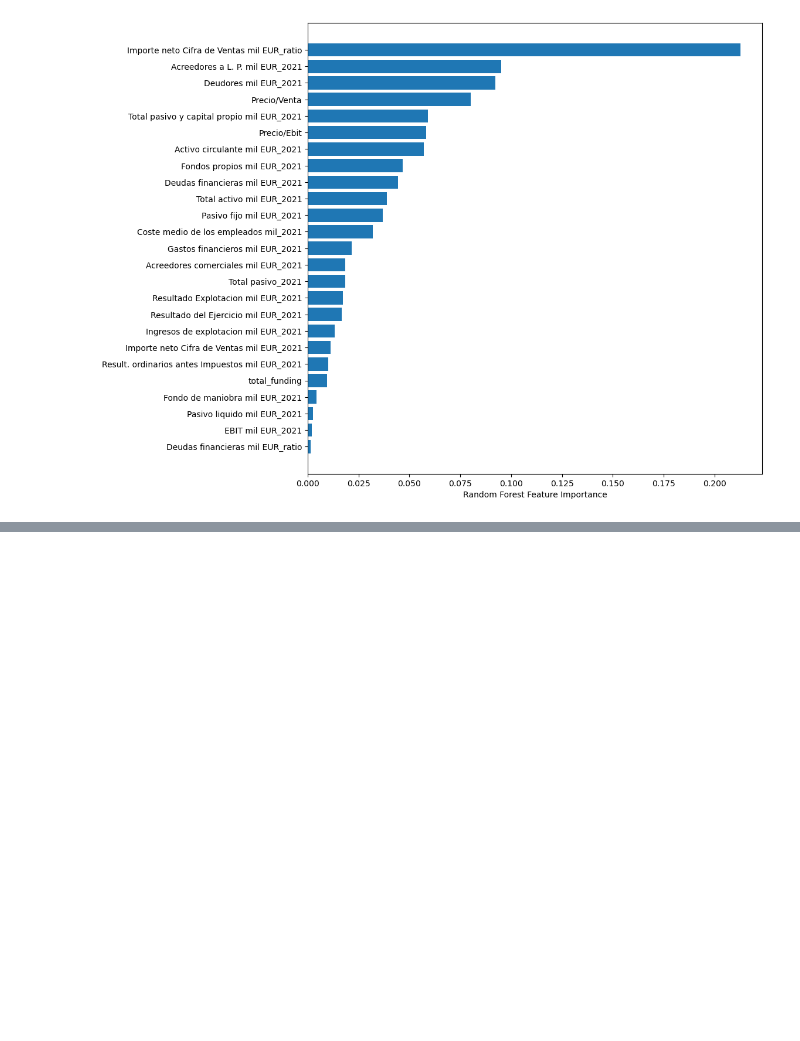
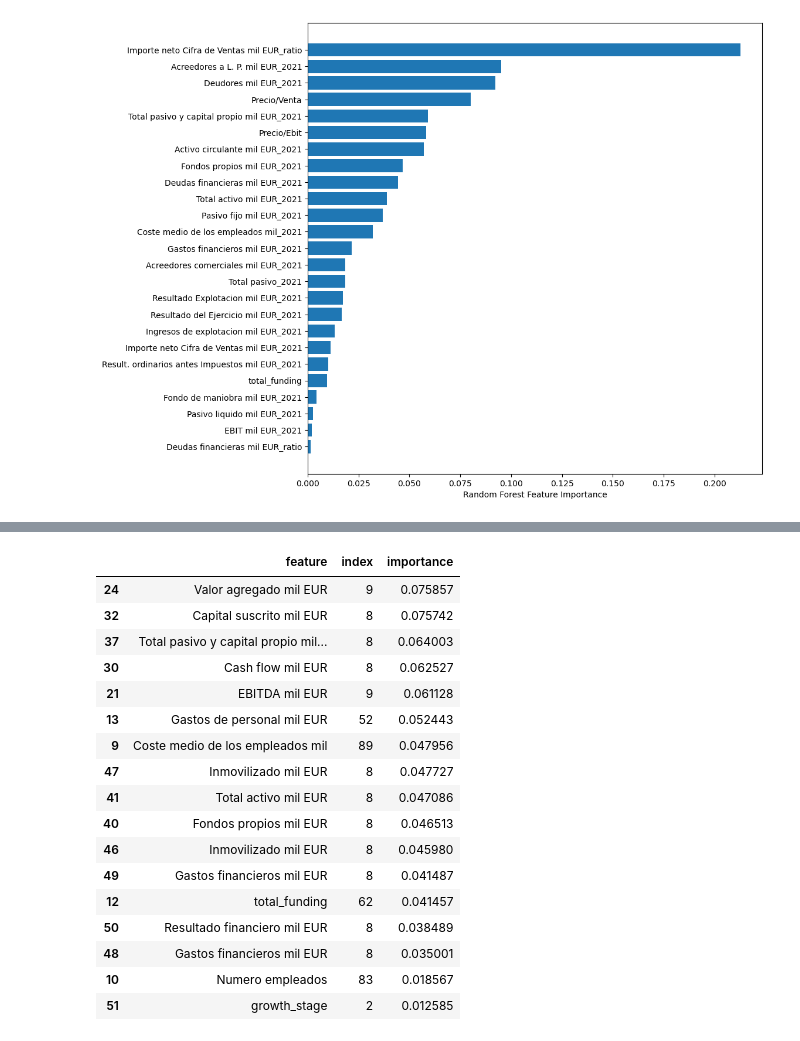
Before and after one commit to unaimleal/spri_reto_07_morado, a Jupyter notebook: preprocesamiento.ipynb, the cells around one changed output, grey strips where cells are left out. Cells and saved outputs as stored; diff of their text form; code cells hidden in the pictures; blank space fills up the shorter version.

```diff
--- a/preprocesamiento.ipynb
+++ b/preprocesamiento.ipynb
@@ -1166,0 +1382,5 @@ df_valoracion_seleccionado=df_valoracion_seleccionado.drop(['valuation_2022'],ax
+# %%
+#cambio las terminaciones de las columnas, quitando _2021 y _ratio para tener en cuenta cuales fueron imputadas previamente
+forest_importances['feature'] = forest_importances['feature'].str.replace('_2021', '')
+forest_importances['feature'] = forest_importances['feature'].str.replace('_ratio', '')
+forest_importances['feature']
@@ -1166,0 +1448,3 @@ df_valoracion_seleccionado=df_valoracion_seleccionado.drop(['valuation_2022'],ax
+# %%
+#se pasa variables_con_missings_antes_nif a un df
+variables_con_missings_antes_nif=variables_con_missings_antes_nif_copy.to_frame().reset_index()
@@ -1166,0 +1471,5 @@ df_valoracion_seleccionado=df_valoracion_seleccionado.drop(['valuation_2022'],ax
+# %%
+#se cambia el nombre index a feature
+variables_con_missings_antes_nif.columns=['feature', 'index']
+#merge forest_importances con variables_con_missings_antes_nif por la columna feature
+variables_con_missings_antes_nif= variables_con_missings_antes_nif.merge(forest_importances, on='feature', how='left')
@@ -1166,0 +1496,25 @@ df_valoracion_seleccionado=df_valoracion_seleccionado.drop(['valuation_2022'],ax
+# %%
+#se seleccionan las columnas importance que no son NaN
+variables_con_missings_antes_nif=variables_con_missings_antes_nif[variables_con_missings_antes_nif['importance'].notna()]
+variables_con_missings_antes_nif=variables_con_missings_antes_nif.sort_values(by='importance', ascending=False)
+# %%
+variables_con_missings_antes_nif
+# %% [output]
+|  | feature | index | importance |
+| 24 | Valor agregado mil EUR | 9 | 0.075857 |
+| 32 | Capital suscrito mil EUR | 8 | 0.075742 |
+| 37 | Total pasivo y capital propio mil... | 8 | 0.064003 |
+| 30 | Cash flow mil EUR | 8 | 0.062527 |
+| 21 | EBITDA mil EUR | 9 | 0.061128 |
+| 13 | Gastos de personal mil EUR | 52 | 0.052443 |
+| 9 | Coste medio de los empleados mil | 89 | 0.047956 |
+| 47 | Inmovilizado mil EUR | 8 | 0.047727 |
+| 41 | Total activo mil EUR | 8 | 0.047086 |
+| 40 | Fondos propios mil EUR | 8 | 0.046513 |
+| 46 | Inmovilizado mil EUR | 8 | 0.045980 |
+| 49 | Gastos financieros mil EUR | 8 | 0.041487 |
+| 12 | total_funding | 62 | 0.041457 |
+| 50 | Resultado financiero mil EUR | 8 | 0.038489 |
+| 48 | Gastos financieros mil EUR | 8 | 0.035001 |
+| 10 | Numero empleados | 83 | 0.018567 |
+| 51 | growth_stage | 2 | 0.012585 |
```
Also changed, not shown: parts of 33 cells of this notebook, 2 other files.
